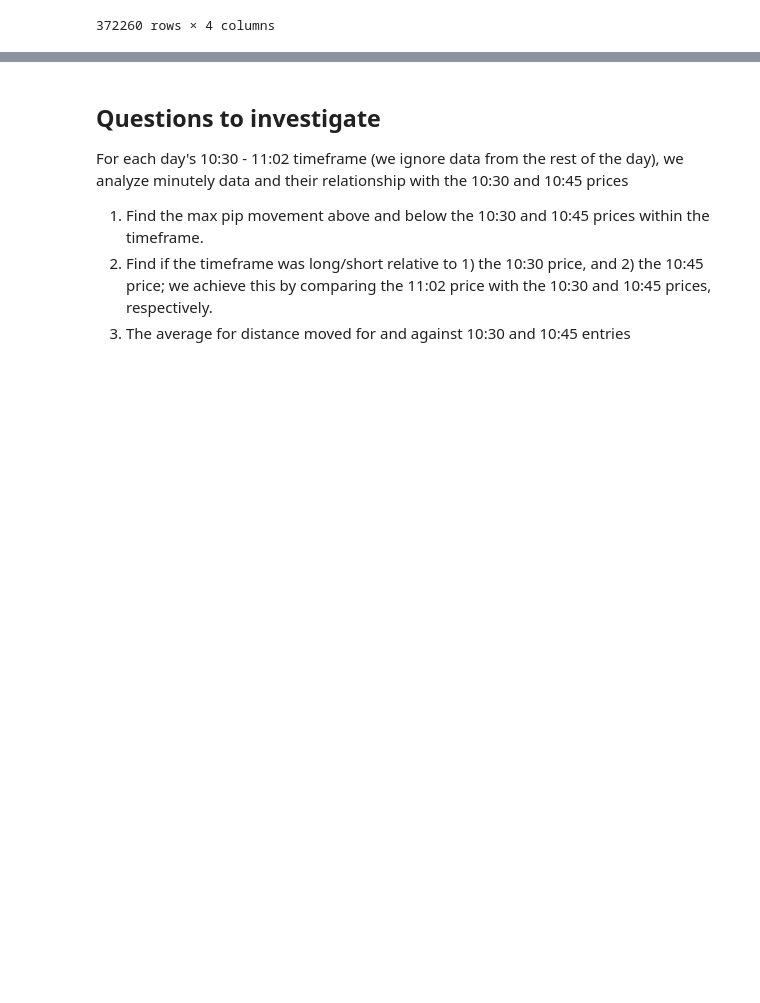
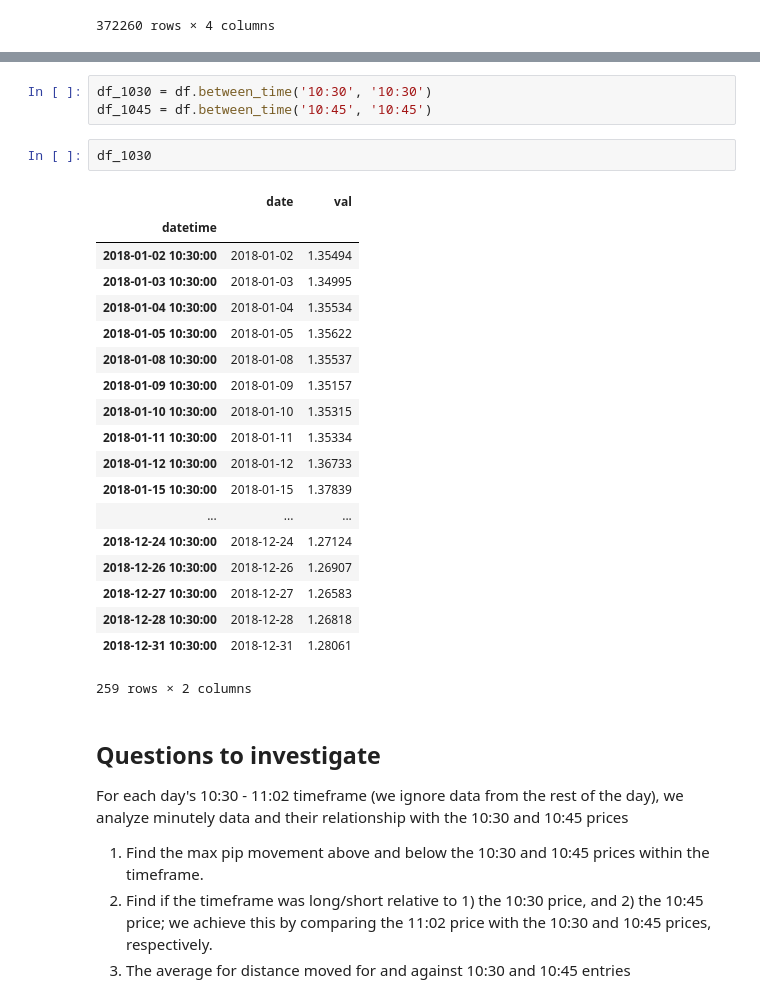
Before and after one commit to vic-lee/PyFX, a Jupyter notebook: edge_research.ipynb, the cells around one changed output, grey strips where cells are left out. Cells and saved outputs as stored; diff of their text form; blank space fills up the shorter version.

```diff
--- a/edge_research.ipynb
+++ b/edge_research.ipynb
@@ -105,3 +97,28 @@ TypeError: an integer is required
+# %%
+df_1030 = df.between_time('10:30', '10:30')
+df_1045 = df.between_time('10:45', '10:45')
+# %%
+df_1030
+# %% [output]
+|  | date | val |
+| datetime |  |  |
+| 2018-01-02 10:30:00 | 2018-01-02 | 1.35494 |
+| 2018-01-03 10:30:00 | 2018-01-03 | 1.34995 |
+| 2018-01-04 10:30:00 | 2018-01-04 | 1.35534 |
+| 2018-01-05 10:30:00 | 2018-01-05 | 1.35622 |
+| 2018-01-08 10:30:00 | 2018-01-08 | 1.35537 |
+| 2018-01-09 10:30:00 | 2018-01-09 | 1.35157 |
+| 2018-01-10 10:30:00 | 2018-01-10 | 1.35315 |
+| 2018-01-11 10:30:00 | 2018-01-11 | 1.35334 |
+| 2018-01-12 10:30:00 | 2018-01-12 | 1.36733 |
+| 2018-01-15 10:30:00 | 2018-01-15 | 1.37839 |
+| ... | ... | ... |
+| 2018-12-24 10:30:00 | 2018-12-24 | 1.27124 |
+| 2018-12-26 10:30:00 | 2018-12-26 | 1.26907 |
+| 2018-12-27 10:30:00 | 2018-12-27 | 1.26583 |
+| 2018-12-28 10:30:00 | 2018-12-28 | 1.26818 |
+| 2018-12-31 10:30:00 | 2018-12-31 | 1.28061 |
+259 rows × 2 columns
 # %% [markdown]
 ## Questions to investigate
 
```
Also changed, not shown: parts of 18 cells of this notebook.
